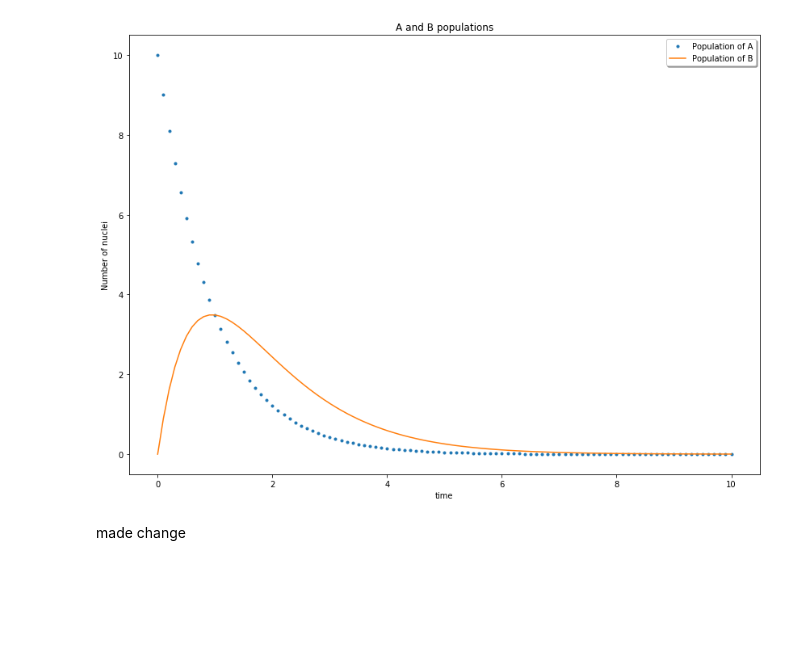
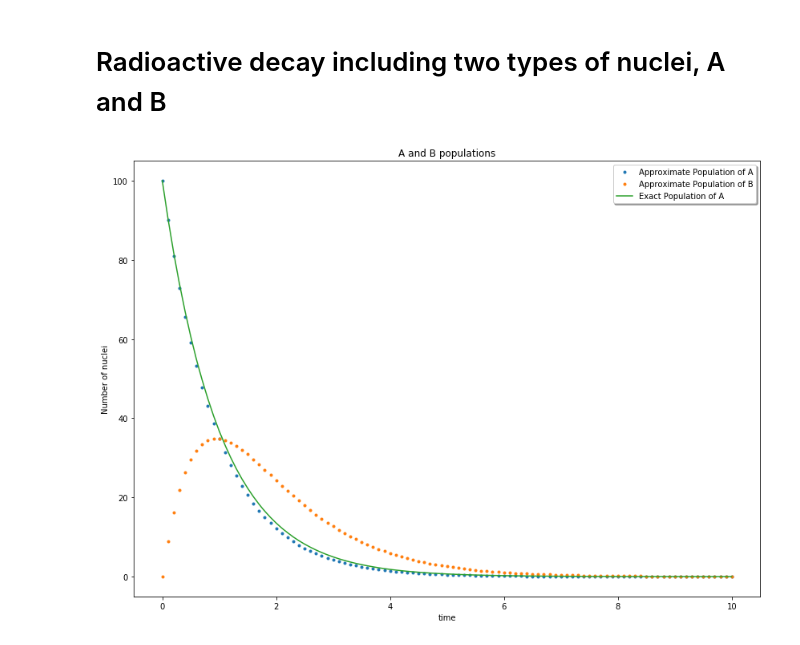
Before and after one commit to chan8005/Labs, a Jupyter notebook: Lab3/Lab3.ipynb, the cells around one changed output. Drawn from its saved outputs; the diff is of its cells as text; code cells hidden in the pictures; blank space fills up the shorter version.

```diff
--- a/Lab3/Lab3.ipynb
+++ b/Lab3/Lab3.ipynb
@@ -78,68 +109,87 @@ initPop: does not affect the fit
+# %% [markdown]
+#  Radioactive decay including two types of nuclei, A and B
 # %%
+
 from math import exp
 from numpy import array
 import matplotlib.pyplot as plt
 
 %matplotlib inline
 
+# variables:
+
 Range=100
 lamdaA=1
 lamdaB=1
-initPopA=10
+initPopA=100
 initPopB=0
 tDelta=.1
 
+#functions:
 
 def NAanalytical(lamdaA, initPopA,t):
-    '''Calculates the number of nuclei at a given time t.
+    '''Calculates the number of nuclei at a given time t of A type nuclei.
     The arguments are time and returns the value of N(number of nuclei)'''
-    return initPop*exp(-lamda*t)
+    return initPopA*exp(-lamdaA*t)
 
-#def NBanalytical(lamdaA,lamdaB,initPopB,)
 
 def Napprox(lamdaA,lamdaB,initPopA,initPopB,tDelta ):
+    '''Calculates the approximate number of nuclei type B using Eulers method at specific times. '''
     NA1=initPopA
-    Aapprox=[initPopA]
+    Aapprox=[initPopA]  #first calculate approximate values for type A
     NB1=initPopB
     Bapprox=[initPopB]
-    for x in range(Range):
+    for x in range(Range): #now calculations for B can occur because we need A values
         NAnew= NA1-lamdaA*NA1*(tDelta)
         Aapprox.append(NAnew)
         NA1=NAnew
         NBnew= (lamdaA*NA1 - lamdaB*NB1)*tDelta + NB1
         Bapprox.append(NBnew)
         NB1=NBnew
-          #  if NB1<0:
-           #     Bapprox.append(0)
+        if NB1<0: #in case we get negative values.
+            Bapprox.append(0)
     return array(Aapprox, float), array(Bapprox,float)
 
-A,B=Napprox(lamdaA,lamdaB,initPop,initPopB,tDelta )
+
 
 
 def time(tDelta):
+    """Creates a list of times consistent with the time values used in the Napprox function.
+    Argument is the delta t value."""
     t=0
     timelist=[0]
     for x in range(Range):
         t += tDelta
         timelist.append(t)
     return array(timelist,float)
-    #print(time)
-t = time(tDelta)
 
 
-#plotting
+
+
+# arrays for plotting
+NAexact=[] #makes array for exact population of type A nuclei
+for x in t:
+    N=NAanalytical(lamdaA,initPopA,x)
+    NAexact.append(N)
+
+
+t = time(tDelta)
+Aapprox,Bapprox=Napprox(lamdaA,lamdaB,initPopA,initPopB,tDelta )
+
+
+
+#plots with formatting
 plt.figure(figsize=(14, 10))
 
-plt.plot(t,A,".", label= "Population of A")
-plt.plot(t,B, label="Population of B")
+plt.plot(t,Aapprox,".", label= "Approximate Population of A")
+plt.plot(t,Bapprox, ".",label="Approximate Population of B")
+plt.plot(t,NAexact,label="Exact Population of A")
 
 plt.ylabel("Number of nuclei")
 plt.xlabel("time")
 plt.title("A and B populations")
 
 legend = plt.legend(loc='upper right', shadow=True)
 plt.show()
 # %% [output]
-[figure, old version]
+[figure, new version]
-# %% [markdown]
-made change
```
Also changed, not shown: parts of 14 cells of this notebook.
